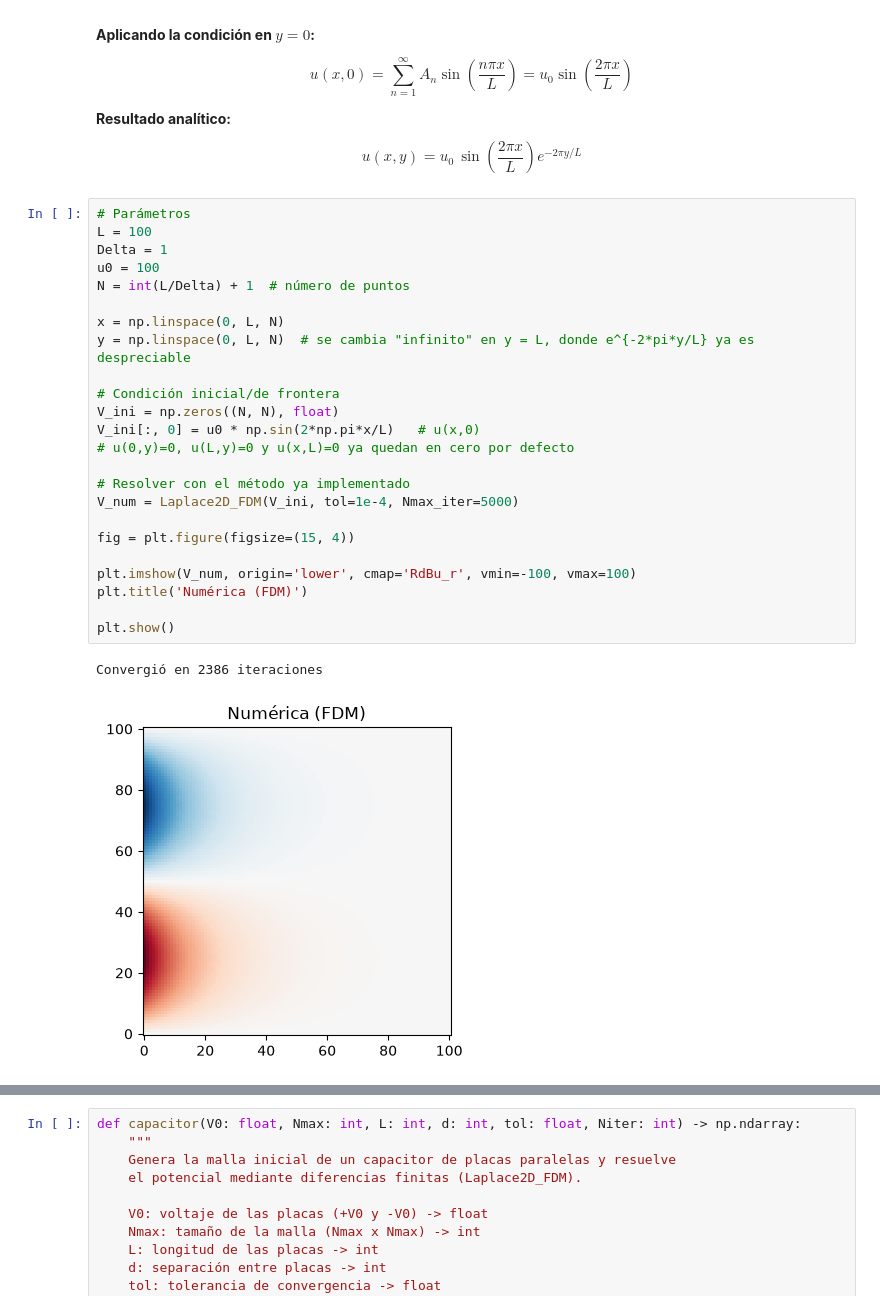
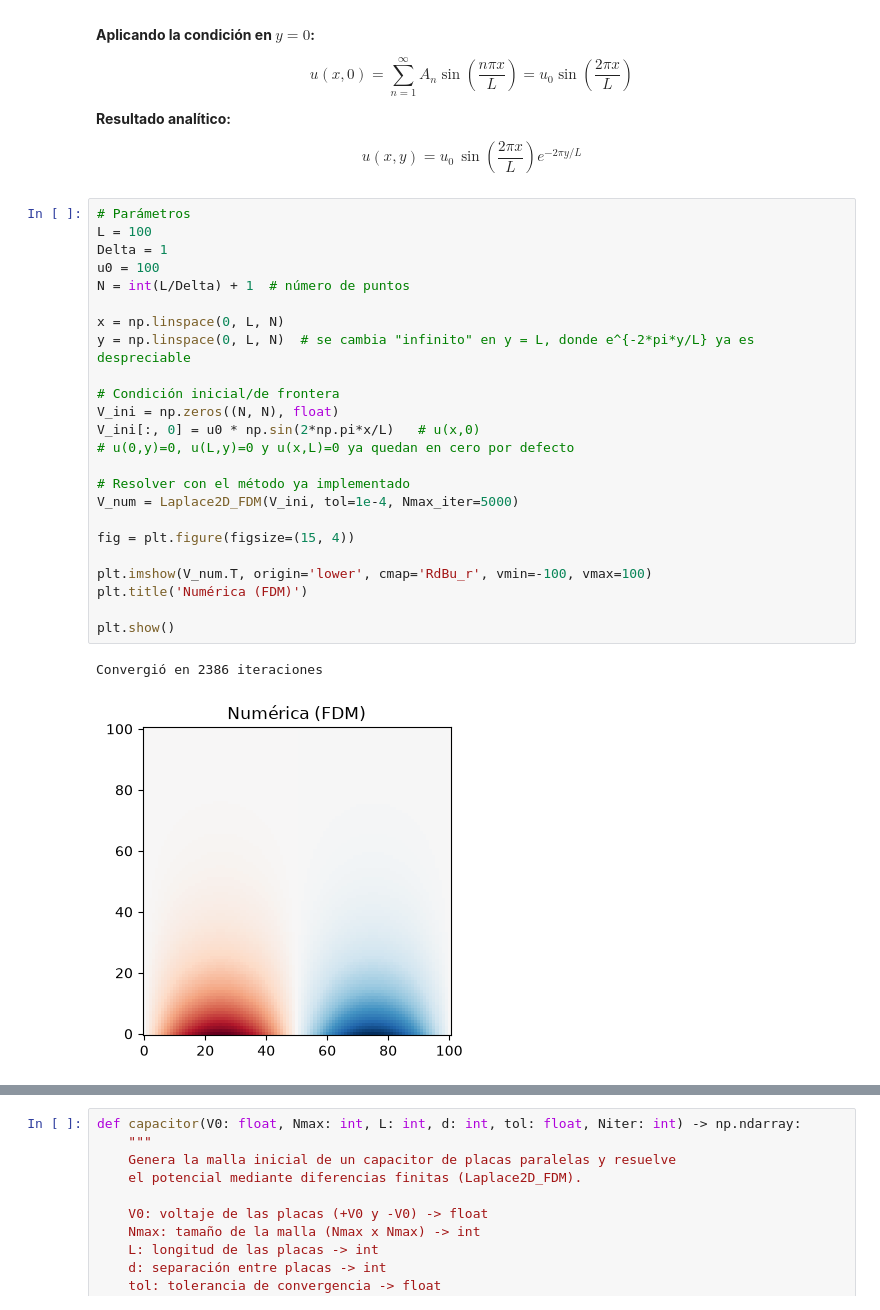
Before and after one commit to anferivera/Fisica_Computacional_1, a Jupyter notebook: Estudiantes/Castrillon_0656/Lab_3_PDE_Castrillon_0656.ipynb, the cells around one changed output, grey strips where cells are left out. Cells and saved outputs as stored; diff of their text form.

```diff
--- a/Estudiantes/Castrillon_0656/Lab_3_PDE_Castrillon_0656.ipynb
+++ b/Estudiantes/Castrillon_0656/Lab_3_PDE_Castrillon_0656.ipynb
@@ -204,30 +204,30 @@ $$\boxed{u(x,y)=u_0\,\sin\!\left(\frac{2\pi x}{L}\right)e^{-2\pi y/L}}$$
 # %%
 # Parámetros
 L = 100
 Delta = 1
 u0 = 100
 N = int(L/Delta) + 1  # número de puntos
 
 x = np.linspace(0, L, N)
 y = np.linspace(0, L, N)  # se cambia "infinito" en y = L, donde e^{-2*pi*y/L} ya es despreciable
 
 # Condición inicial/de frontera
 V_ini = np.zeros((N, N), float)
 V_ini[:, 0] = u0 * np.sin(2*np.pi*x/L)   # u(x,0)
 # u(0,y)=0, u(L,y)=0 y u(x,L)=0 ya quedan en cero por defecto
 
 # Resolver con el método ya implementado
 V_num = Laplace2D_FDM(V_ini, tol=1e-4, Nmax_iter=5000)
 
 fig = plt.figure(figsize=(15, 4))
 
-plt.imshow(V_num, origin='lower', cmap='RdBu_r', vmin=-100, vmax=100)
+plt.imshow(V_num.T, origin='lower', cmap='RdBu_r', vmin=-100, vmax=100)
 plt.title('Numérica (FDM)')
 
 plt.show()
 # %% [output]
 Convergió en 2386 iteraciones
-[figure, old version]
+[figure, new version]
 # %% [markdown]
 ## Electric filed and potential in a parallel-plate capacitor
 
```
